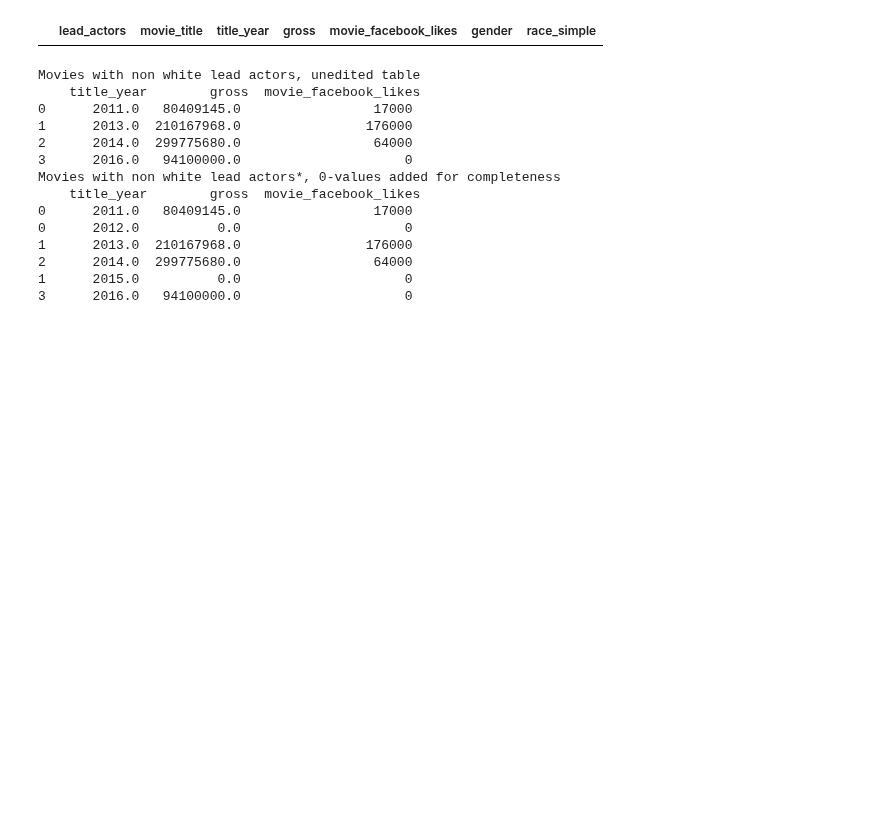
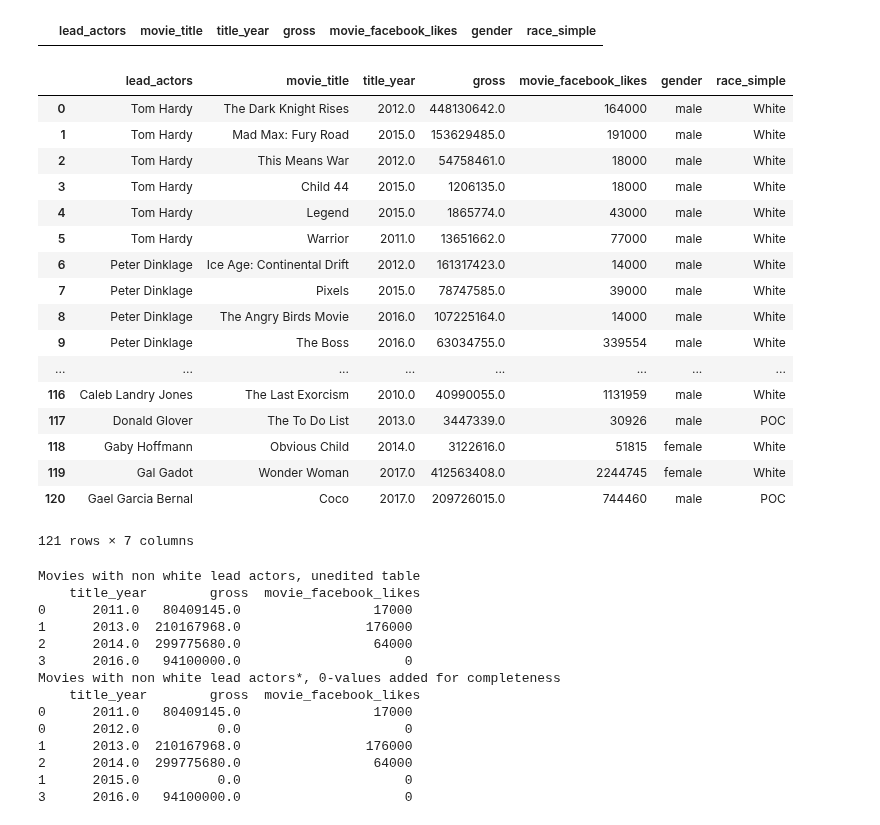
Before and after one commit to Data-Science-HTW/diversity-in-movies, a Jupyter notebook: Diversity in Movies.ipynb, the cells around one changed output. Cells and saved outputs as stored; diff of their text form; code cells hidden in the pictures; blank space fills up the shorter version.

Commit message:
Adding some data from 2017 and 2018

```diff
--- a/Diversity in Movies.ipynb
+++ b/Diversity in Movies.ipynb
@@ -169,6 +169,56 @@ for idx, row in movies_dataframe_noDuplicates.query('movie_facebook_likes == 0')
 movies_dataframe_noDuplicates.query('movie_facebook_likes == 0')
 # %% [output]
 |  | lead_actors | movie_title | title_year | gross | movie_facebook_likes | gender | race_simple |
+# %%
+#Adding new data from 2017
+movies_dataframe_noDuplicates = movies_dataframe_noDuplicates.append({'lead_actors' : 'Gal Gadot' , 'movie_title' : 'Wonder Woman',
+                                                                     'title_year': 2017 ,'gross': 412563408,
+                                                                      'movie_facebook_likes': 2244745,
+                                                                      'gender': 'female', 'race_simple': 'White'}, ignore_index=True)
+movies_dataframe_noDuplicates = movies_dataframe_noDuplicates.append({'lead_actors' : 'Gael Garcia Bernal' , 'movie_title' : 'Coco',
+                                                                     'title_year': 2017 ,'gross': 209726015,
+                                                                      'movie_facebook_likes': 744460 ,
+                                                                      'gender': 'male', 'race_simple': 'POC'}, ignore_index=True)
+movies_dataframe_noDuplicates = movies_dataframe_noDuplicates.append({'lead_actors' : 'Daniel Kaluuya' , 'movie_title' : "Get Out",
+                                                                     'title_year': 2017 ,'gross': 176040665,
+                                                                      'movie_facebook_likes': 468828,
+                                                                      'gender': 'male', 'race_simple': 'POC'}, ignore_index=True)
+movies_dataframe_noDuplicates = movies_dataframe_noDuplicates.append({'lead_actors' : 'Chadwick Boseman' , 'movie_title' : 'Black Panther',
+                                                                     'title_year': 2018 ,'gross': 700059566,
+                                                                      'movie_facebook_likes': 993239 ,
+                                                                      'gender': 'male', 'race_simple': 'POC'}, ignore_index=True)
+movies_dataframe_noDuplicates = movies_dataframe_noDuplicates.append({'lead_actors' : 'Sandra Bullock' , 'movie_title' : "Ocean's 8",
+                                                                     'title_year': 2018 ,'gross': 139377762,
+                                                                      'movie_facebook_likes': 1031,
+                                                                      'gender': 'female', 'race_simple': 'white'}, ignore_index=True)
+movies_dataframe_noDuplicates = movies_dataframe_noDuplicates.append({'lead_actors' : 'Denzel Washington' , 'movie_title' : "The Equalizer 2",
+                                                                     'title_year': 2018 ,'gross': 102084362,
+                                                                      'movie_facebook_likes': 699100,
+                                                                      'gender': 'male', 'race_simple': 'POC'}, ignore_index=True)
+movies_dataframe_noDuplicates = movies_dataframe_noDuplicates.append({'lead_actors' : 'Constance Wu' , 'movie_title' : "Crazy Rich Asians",
+                                                                     'title_year': 2018 ,'gross': 173765895,
+                                                                      'movie_facebook_likes': 92144,
+                                                                      'gender': 'female', 'race_simple': 'POC'}, ignore_index=True)
+movies_dataframe_noDuplicates
+# %% [output]
+|  | lead_actors | movie_title | title_year | gross | movie_facebook_likes | gender | race_simple |
+| 0 | Tom Hardy | The Dark Knight Rises | 2012.0 | 448130642.0 | 164000 | male | White |
+| 1 | Tom Hardy | Mad Max: Fury Road | 2015.0 | 153629485.0 | 191000 | male | White |
+| 2 | Tom Hardy | This Means War | 2012.0 | 54758461.0 | 18000 | male | White |
+| 3 | Tom Hardy | Child 44 | 2015.0 | 1206135.0 | 18000 | male | White |
+| 4 | Tom Hardy | Legend | 2015.0 | 1865774.0 | 43000 | male | White |
+| 5 | Tom Hardy | Warrior | 2011.0 | 13651662.0 | 77000 | male | White |
+| 6 | Peter Dinklage | Ice Age: Continental Drift | 2012.0 | 161317423.0 | 14000 | male | White |
+| 7 | Peter Dinklage | Pixels | 2015.0 | 78747585.0 | 39000 | male | White |
+| 8 | Peter Dinklage | The Angry Birds Movie | 2016.0 | 107225164.0 | 14000 | male | White |
+| 9 | Peter Dinklage | The Boss | 2016.0 | 63034755.0 | 339554 | male | White |
+| ... | ... | ... | ... | ... | ... | ... | ... |
+| 116 | Caleb Landry Jones | The Last Exorcism | 2010.0 | 40990055.0 | 1131959 | male | White |
+| 117 | Donald Glover | The To Do List | 2013.0 | 3447339.0 | 30926 | male | POC |
+| 118 | Gaby Hoffmann | Obvious Child | 2014.0 | 3122616.0 | 51815 | female | White |
+| 119 | Gal Gadot | Wonder Woman | 2017.0 | 412563408.0 | 2244745 | female | White |
+| 120 | Gael Garcia Bernal | Coco | 2017.0 | 209726015.0 | 744460 | male | POC |
+121 rows × 7 columns
 # %%
 # VISUALIZATION
 # Part 1: Categorization and data preparation
```
Also changed, not shown: parts of 1 cell of this notebook.
